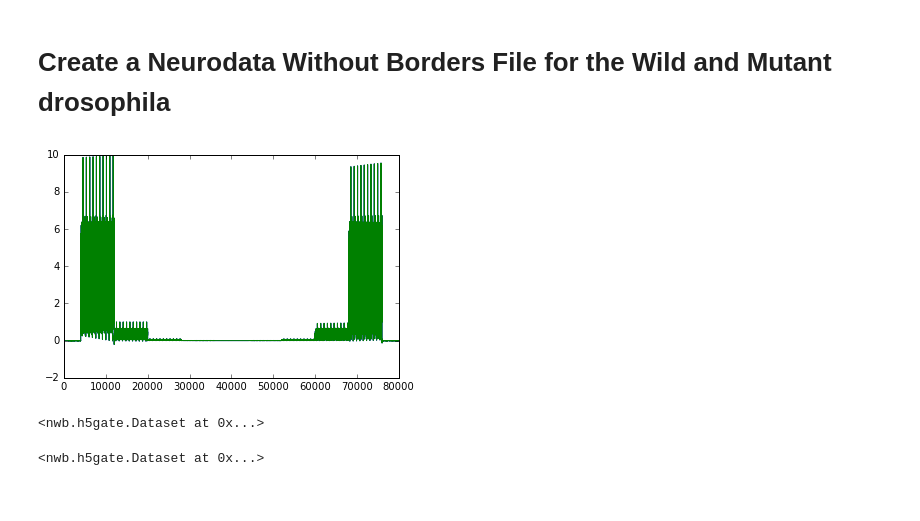
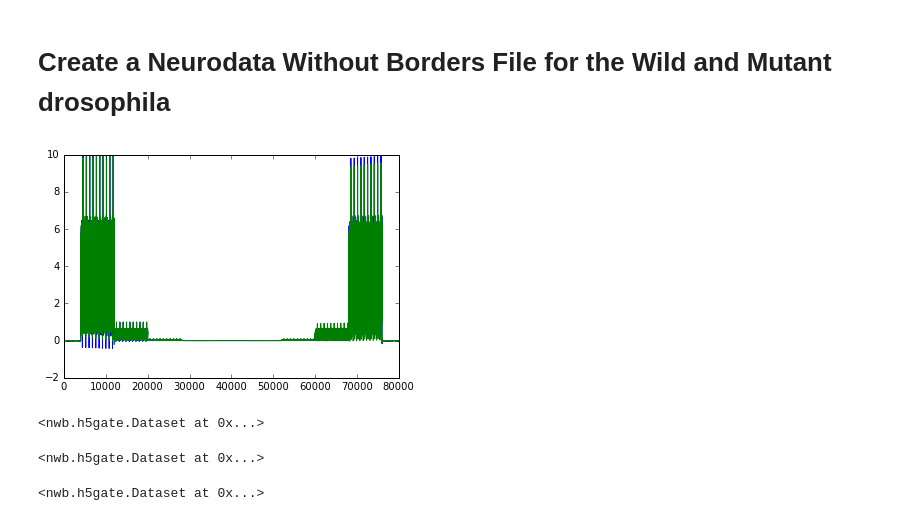
Before and after one commit to AdamRTomkins/ffbo.neuroarch_nwb, a Jupyter notebook: examples/retina/raw_data/Create a Neurodata Without Borders File for the Wild and Mutant drosophila.ipynb, the cells around one changed output. Saved outputs shown, nothing was run; the diff lists cells and outputs as text; code cells hidden in the pictures.

```diff
--- a/examples/retina/raw_data/Create a Neurodata Without Borders File for the Wild and Mutant drosophila.ipynb
+++ b/examples/retina/raw_data/Create a Neurodata Without Borders File for the Wild and Mutant drosophila.ipynb
@@ -12,34 +12,54 @@ import scipy.io as sio
 # %%
 # Load the two data files
 
 mutant_data = sio.loadmat('MutantBG6Data.mat')
-wild_data = sio.loadmat('MutantBG6Data.mat')
+wild_data = sio.loadmat('WildBG6Data.mat')
 
 # Plot an example trace
 plt.plot(wild_data['recorded_input']);
 plt.plot(mutant_data['recorded_input']);
 plt.show()
 # %% [output]
-[figure, old version]
+[figure, new version]
 # %%
 # Create Basic descriptor
 
 settings = {}
-settings["file_name"] = "../data/photoreceptor_data.nwb"
+settings["file_name"] = "../data/wild_photoreceptor_data.nwb"
 settings["identifier"] = utils.create_identifier("BG6")
 settings["mode"] = "w"
 settings["start_time"] = "2011-01-01T00:00:00.604121Z"
 settings["description"] = "A test file using the drosophila photoreceptor data for wild type and histamine defficient flys."
 # specify an extension (Could be more than one).
-f = nwb_file.open(**settings)
+wild = nwb_file.open(**settings)
 
-f.set_dataset("lab", "Coca Lab")
-f.set_dataset("experiment_description", "Photoreceptor strimulation with and without histamine transmission")
-f.set_dataset("experimenter", "Uwe")
-f.set_dataset("institution", "The University of Sheffield")
-f.set_dataset("session_id", "0")
+settings["file_name"] = "../data/mutant_photoreceptor_data.nwb"
+mutant = nwb_file.open(**settings)
-# %% [output]
-<nwb.h5gate.Dataset at 0x...>
+# %%
+
+wild.set_dataset("lab", "Coca Lab")
+wild.set_dataset("experiment_description", "Photoreceptor strimulation with histamine transmission")
+wild.set_dataset("experimenter", "Uwe")
+wild.set_dataset("institution", "The University of Sheffield")
+wild.set_dataset("session_id", "0")
+
+mutant.set_dataset("lab", "Coca Lab")
+mutant.set_dataset("experiment_description", "Photoreceptor strimulation without histamine transmission")
+mutant.set_dataset("experimenter", "Uwe Friederich")
+mutant.set_dataset("institution", "The University of Sheffield")
+mutant.set_dataset("session_id", "0")
+# %% [output]
+<nwb.h5gate.Dataset at 0x...>
+# %%
+g = wild.make_group("subject")
+g.set_dataset("genotype", "Canton S")
+g.set_dataset("species", "drosophila melongaster")
+
+g = mutant.make_group("subject")
+g.set_dataset("genotype", "HDC JF-910")
+g.set_dataset("species", "drosophila melongaster")
+# %% [output]
+<nwb.h5gate.Dataset at 0x...>
 # %%
 # Sample recorded at a rate of 400 samples a second.
 
```
Also changed, not shown: parts of 17 cells of this notebook, 4 other files.
